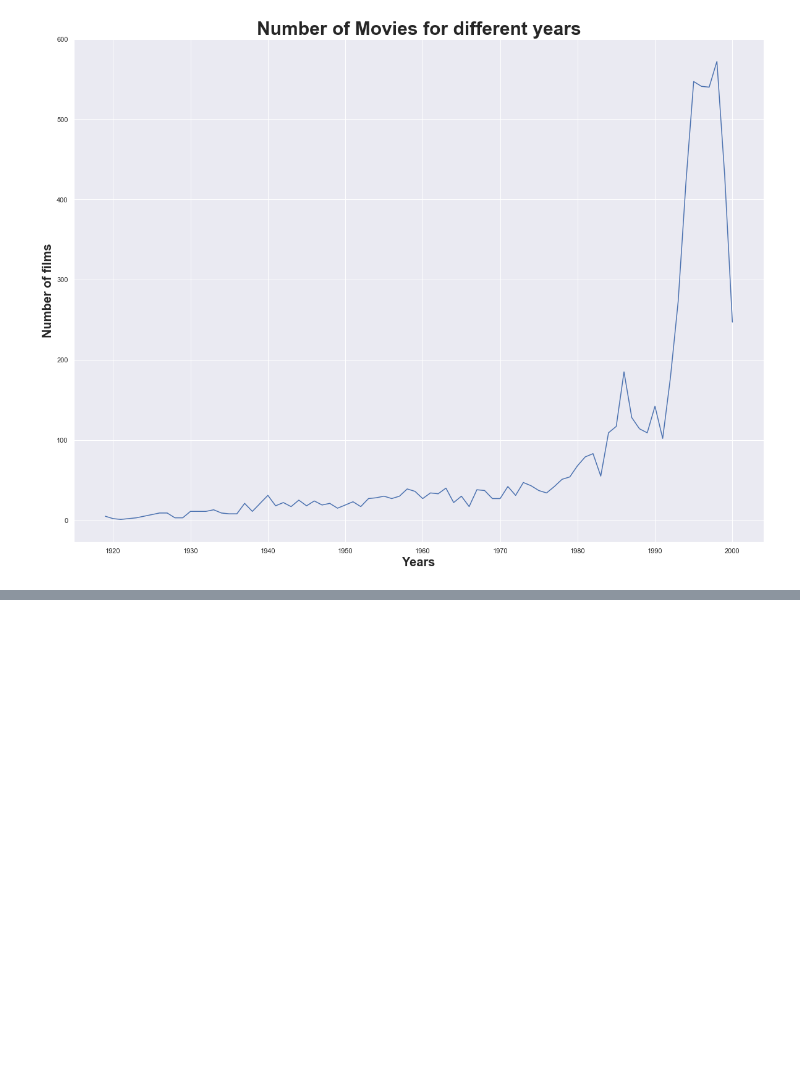
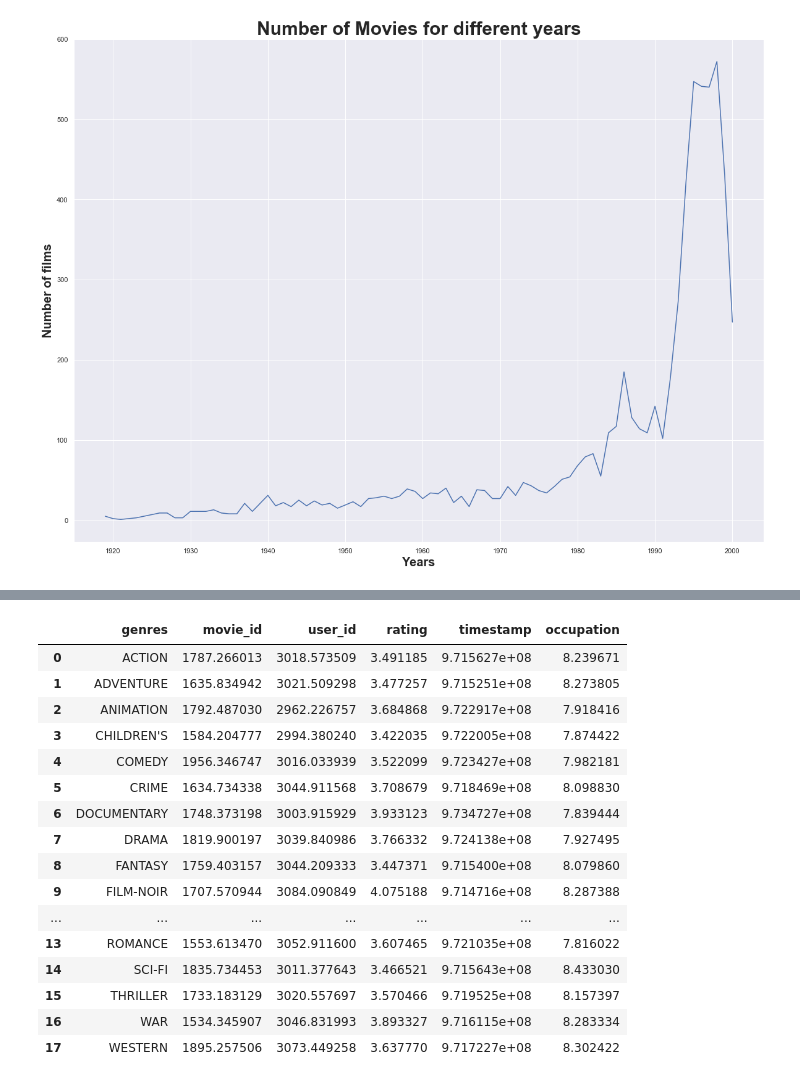
Before and after one commit to ChauHuynh1/DataScience, a Jupyter notebook: RecommenderSystem/MovieRecommenderSystem.ipynb, the cells around one changed output, grey strips where cells are left out. Cells and saved outputs as stored; diff of their text form; code cells hidden in the pictures; blank space fills up the shorter version.

Commit message:
update movies

```diff
--- a/RecommenderSystem/MovieRecommenderSystem.ipynb
+++ b/RecommenderSystem/MovieRecommenderSystem.ipynb
@@ -716,0 +766,21 @@ plt.ylabel("Genres", fontsize = 15, fontweight = 'bold');
+# %%
+rating_summary = df.groupby("genres")
+rating_summary.mean().reset_index()
+# %% [output]
+|  | genres | movie_id | user_id | rating | timestamp | occupation |
+| 0 | ACTION | 1787.266013 | 3018.573509 | 3.491185 | 9.715627e+08 | 8.239671 |
+| 1 | ADVENTURE | 1635.834942 | 3021.509298 | 3.477257 | 9.715251e+08 | 8.273805 |
+| 2 | ANIMATION | 1792.487030 | 2962.226757 | 3.684868 | 9.722917e+08 | 7.918416 |
+| 3 | CHILDREN'S | 1584.204777 | 2994.380240 | 3.422035 | 9.722005e+08 | 7.874422 |
+| 4 | COMEDY | 1956.346747 | 3016.033939 | 3.522099 | 9.723427e+08 | 7.982181 |
+| 5 | CRIME | 1634.734338 | 3044.911568 | 3.708679 | 9.718469e+08 | 8.098830 |
+| 6 | DOCUMENTARY | 1748.373198 | 3003.915929 | 3.933123 | 9.734727e+08 | 7.839444 |
+| 7 | DRAMA | 1819.900197 | 3039.840986 | 3.766332 | 9.724138e+08 | 7.927495 |
+| 8 | FANTASY | 1759.403157 | 3044.209333 | 3.447371 | 9.715400e+08 | 8.079860 |
+| 9 | FILM-NOIR | 1707.570944 | 3084.090849 | 4.075188 | 9.714716e+08 | 8.287388 |
+| ... | ... | ... | ... | ... | ... | ... |
+| 13 | ROMANCE | 1553.613470 | 3052.911600 | 3.607465 | 9.721035e+08 | 7.816022 |
+| 14 | SCI-FI | 1835.734453 | 3011.377643 | 3.466521 | 9.715643e+08 | 8.433030 |
+| 15 | THRILLER | 1733.183129 | 3020.557697 | 3.570466 | 9.719525e+08 | 8.157397 |
+| 16 | WAR | 1534.345907 | 3046.831993 | 3.893327 | 9.716115e+08 | 8.283334 |
+| 17 | WESTERN | 1895.257506 | 3073.449258 | 3.637770 | 9.717227e+08 | 8.302422 |
```
Also changed, not shown: parts of 24 cells of this notebook.
